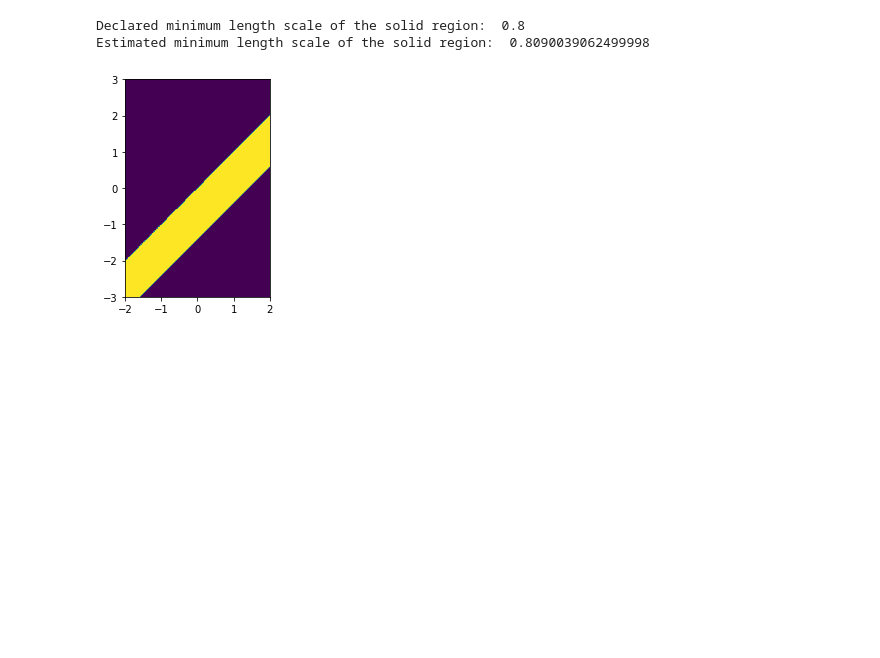
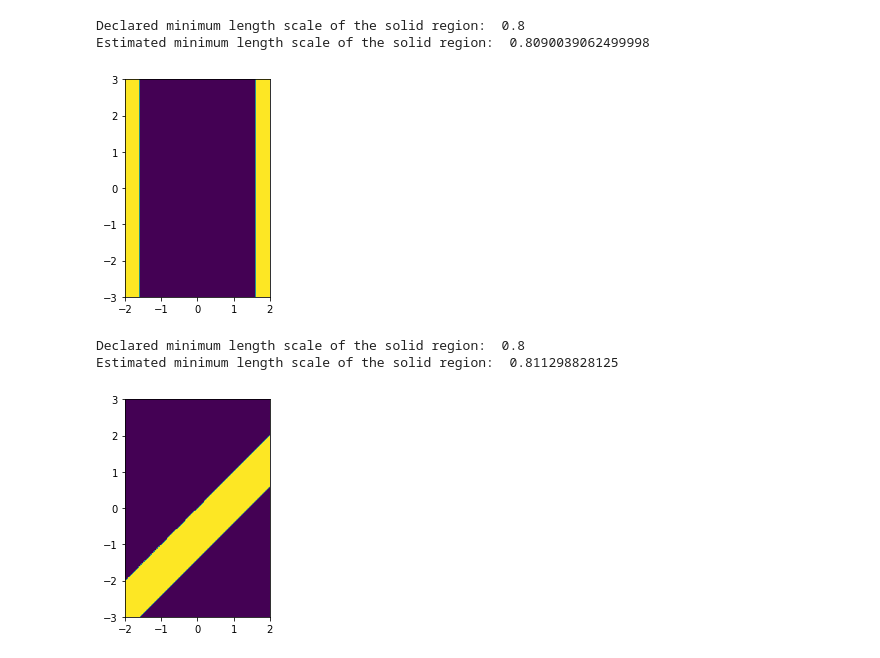
Before and after one commit to NanoComp/imageruler, a Jupyter notebook: notebooks/examples.ipynb, the cells around one changed output. Saved outputs shown, nothing was run; the diff lists cells and outputs as text; code cells hidden in the pictures; blank space fills up the shorter version.

Commit message:
allow periodicity

```diff
--- a/notebooks/examples.ipynb
+++ b/notebooks/examples.ipynb
@@ -143,4 +143,32 @@ print("Estimated minimum length scale of the solid region: ", solid_mls)
 [figure]
 Declared minimum length scale of the solid region:  0.8
 Estimated minimum length scale of the solid region:  0.8090039062499998
+# %%
+resolution = 50
+width, height = 6, 4  # size of the binary pattern
+phys_size = np.array([width,height])
+n = np.round(phys_size * resolution).astype(int) # number of pixels along each dimension
+grid_size = (n - 1) / resolution  # size of the entire pattern formed by centers of pixels
+
+x_coord = np.linspace(-grid_size[0]/2, grid_size[0]/2, n[0])
+y_coord = np.linspace(-grid_size[1]/2, grid_size[1]/2, n[1])
+xv, yv = np.meshgrid(x_coord, y_coord, sparse=True, indexing='ij')
+
+strip_width = 0.8
+pattern = np.tile(np.where(np.abs(yv-height/2)<=strip_width/2,1,0)+np.where(np.abs(yv+height/2)<=strip_width/2,1,0),
+                  (n[0],1))
+
+plt.figure()
+plt.imshow(pattern,extent=[-phys_size[1]/2,phys_size[1]/2,-phys_size[0]/2,phys_size[0]/2])
+plt.show()
+
+# Assume this pattern is periodic along the horizontal direction, which corresponds to the axis 1.
+solid_mls = imageruler.minimum_length(pattern, phys_size, periodic_axes=1)
+
+print("Declared minimum length scale of the solid region: ", strip_width)
+print("Estimated minimum length scale of the solid region: ", solid_mls)
+# %% [output]
+[figure, added]
+Declared minimum length scale of the solid region:  0.8
+Estimated minimum length scale of the solid region:  0.811298828125
 # %%
```
Also changed, not shown: parts of 2 cells of this notebook, 1 other file.
